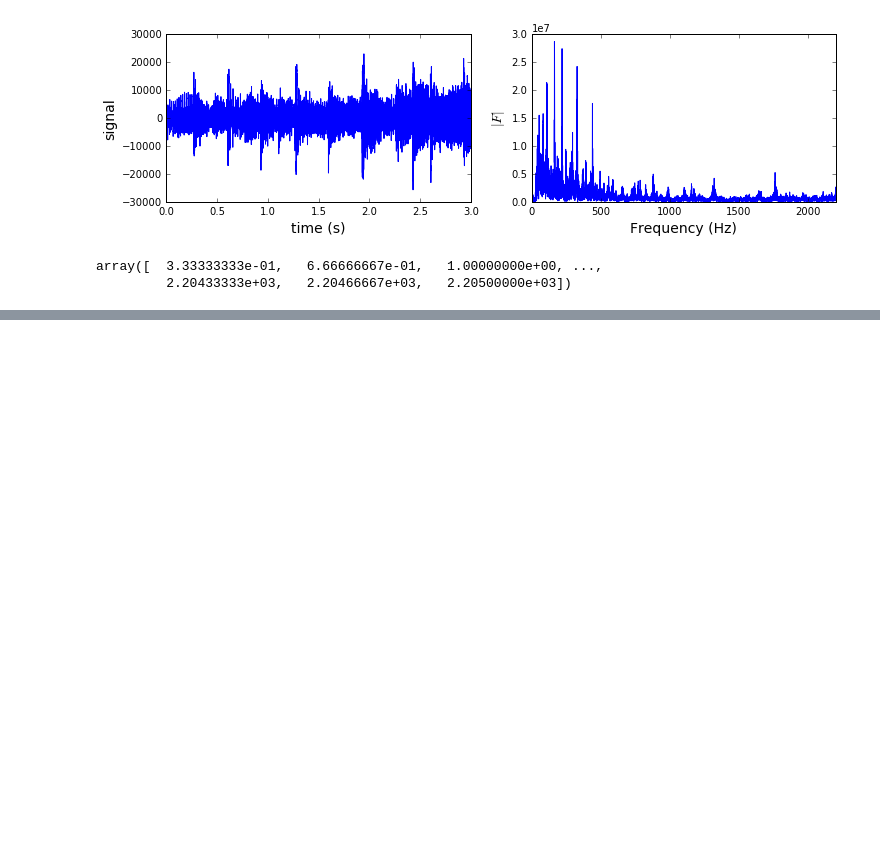
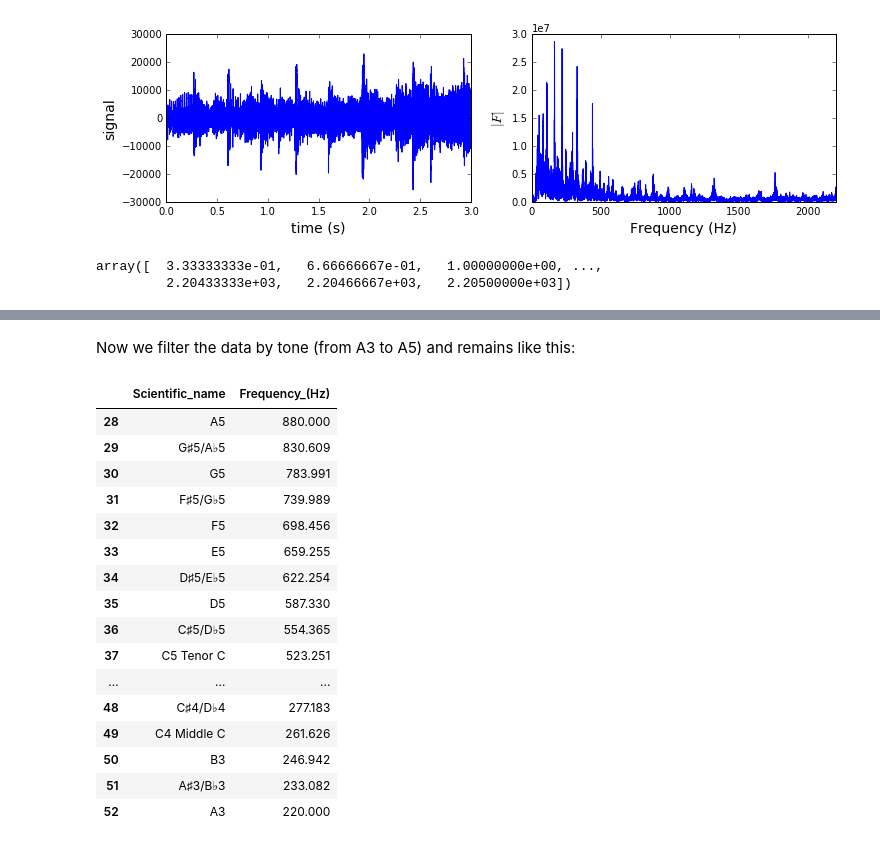
Before and after one commit to gonzsanc/computer_vision_digital_signal, a Jupyter notebook: Music Classification.ipynb, the cells around one changed output, grey strips where cells are left out. Saved outputs shown, nothing was run; the diff lists cells and outputs as text; code cells hidden in the pictures; blank space fills up the shorter version.

```diff
--- a/Music Classification.ipynb
+++ b/Music Classification.ipynb
@@ -556,0 +631,52 @@ array([  3.33333333e-01,   6.66666667e-01,   1.00000000e+00, ...,
+# %%
+wiki_frequencies = "https://en.wikipedia.org/wiki/Piano_key_frequencies"
+from bs4 import BeautifulSoup
+import urllib2
+# %%
+header = {'User-Agent': 'Mozilla/5.0'} #Needed to prevent 403 error on Wikipedia
+req = urllib2.Request(wiki_frequencies,headers=header)
+page = urllib2.urlopen(req)
+soup = BeautifulSoup(page)
+table = soup.find("table", { "class" : "wikitable" })
+# %%
+# The first tr contains the field names.
+headings = [th.get_text() for th in table.find("tr").find_all("th")]
+n=0
+datasets = []
+for row in table.find_all("tr")[1:]:
+    dataset = zip(headings, (td.get_text() for td in row.find_all("td")))
+    datasets.append(dataset)
+# %%
+dtTable = pd.DataFrame(datasets,columns=headings).drop(0)
+dtTable.columns = ['Key_number', 'Helmholtz_name', 'Scientific_name','Frequency_(Hz)', 'Corresponding_Open_Strings']
+dtTable["Frequency_(Hz)"] = dtTable["Frequency_(Hz)"].map(lambda x: x[1])
+dtTable["Key_number"] = dtTable["Key_number"].map(lambda x: x[1])
+dtTable["Helmholtz_name"] = dtTable["Helmholtz_name"].map(lambda x: x[1])
+dtTable["Scientific_name"] = dtTable["Scientific_name"].map(lambda x: x[1])
+dtTable["Corresponding_Open_Strings"] = dtTable["Corresponding_Open_Strings"].map(lambda x: x[1])
+dtTable = DataFrame(dtTable)
+# %% [markdown]
+Now we filter the data by tone (from A3 to A5) and remains like this:
+# %%
+lastTone = dtTable[dtTable["Scientific_name"] == "A3"].index[0]
+firstTone = dtTable[dtTable["Scientific_name"] == "A5"].index[0] -1
+dtTable = dtTable[firstTone:lastTone][["Scientific_name","Frequency_(Hz)"]]
+dtTable
+# %% [output]
+|  | Scientific_name | Frequency_(Hz) |
+| 28 | A5 | 880.000 |
+| 29 | G♯5/A♭5 | 830.609 |
+| 30 | G5 | 783.991 |
+| 31 | F♯5/G♭5 | 739.989 |
+| 32 | F5 | 698.456 |
+| 33 | E5 | 659.255 |
+| 34 | D♯5/E♭5 | 622.254 |
+| 35 | D5 | 587.330 |
+| 36 | C♯5/D♭5 | 554.365 |
+| 37 | C5 Tenor C | 523.251 |
+| ... | ... | ... |
+| 48 | C♯4/D♭4 | 277.183 |
+| 49 | C4 Middle C | 261.626 |
+| 50 | B3 | 246.942 |
+| 51 | A♯3/B♭3 | 233.082 |
+| 52 | A3 | 220.000 |
```
Also changed, not shown: parts of 16 cells of this notebook.
